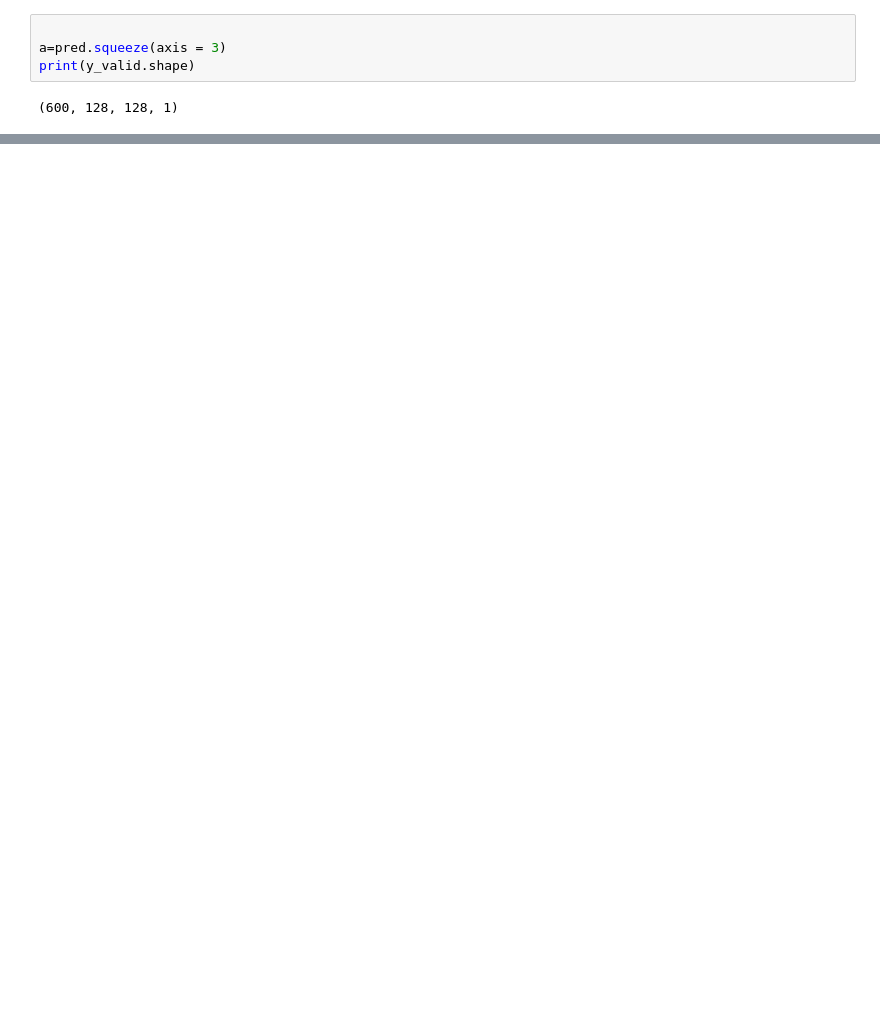
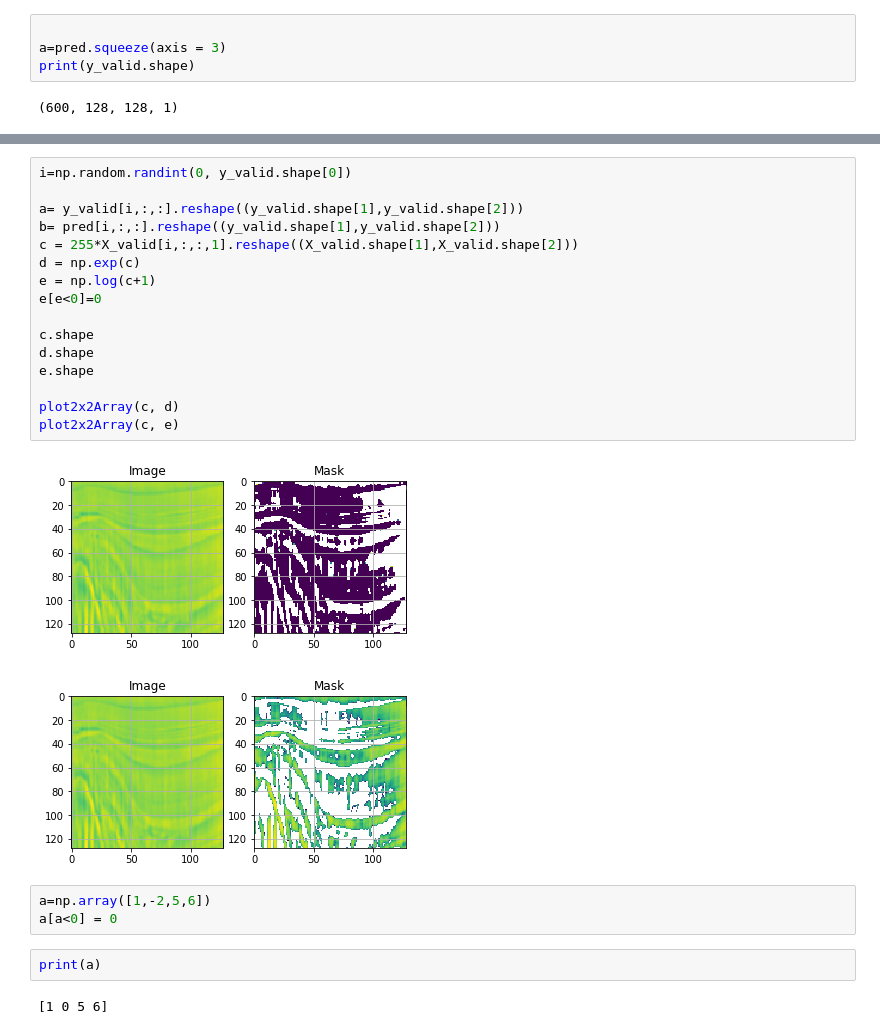
Before and after one commit to SebDat/FirstTest, a Jupyter notebook: Kaggle_Challenge_LIVE-master/salt_identification.ipynb, the cells around one changed output, grey strips where cells are left out. Drawn from its saved outputs; the diff is of its cells as text; blank space fills up the shorter version.

```diff
--- a/Kaggle_Challenge_LIVE-master/salt_identification.ipynb
+++ b/Kaggle_Challenge_LIVE-master/salt_identification.ipynb
@@ -695,0 +826,26 @@ plot2x2Array(a,c)
+# %%
+i=np.random.randint(0, y_valid.shape[0])
+
+a= y_valid[i,:,:].reshape((y_valid.shape[1],y_valid.shape[2]))
+b= pred[i,:,:].reshape((y_valid.shape[1],y_valid.shape[2]))
+c = 255*X_valid[i,:,:,1].reshape((X_valid.shape[1],X_valid.shape[2]))
+d = np.exp(c)
+e = np.log(c+1)
+e[e<0]=0
+
+c.shape
+d.shape
+e.shape
+
+plot2x2Array(c, d)
+plot2x2Array(c, e)
+# %% [output]
+[figure, added]
+[figure, added]
+# %%
+a=np.array([1,-2,5,6])
+a[a<0] = 0
+# %%
+print(a)
+# %% [output]
+[1 0 5 6]
```
Also changed, not shown: parts of 14 cells of this notebook, 5 other files.
